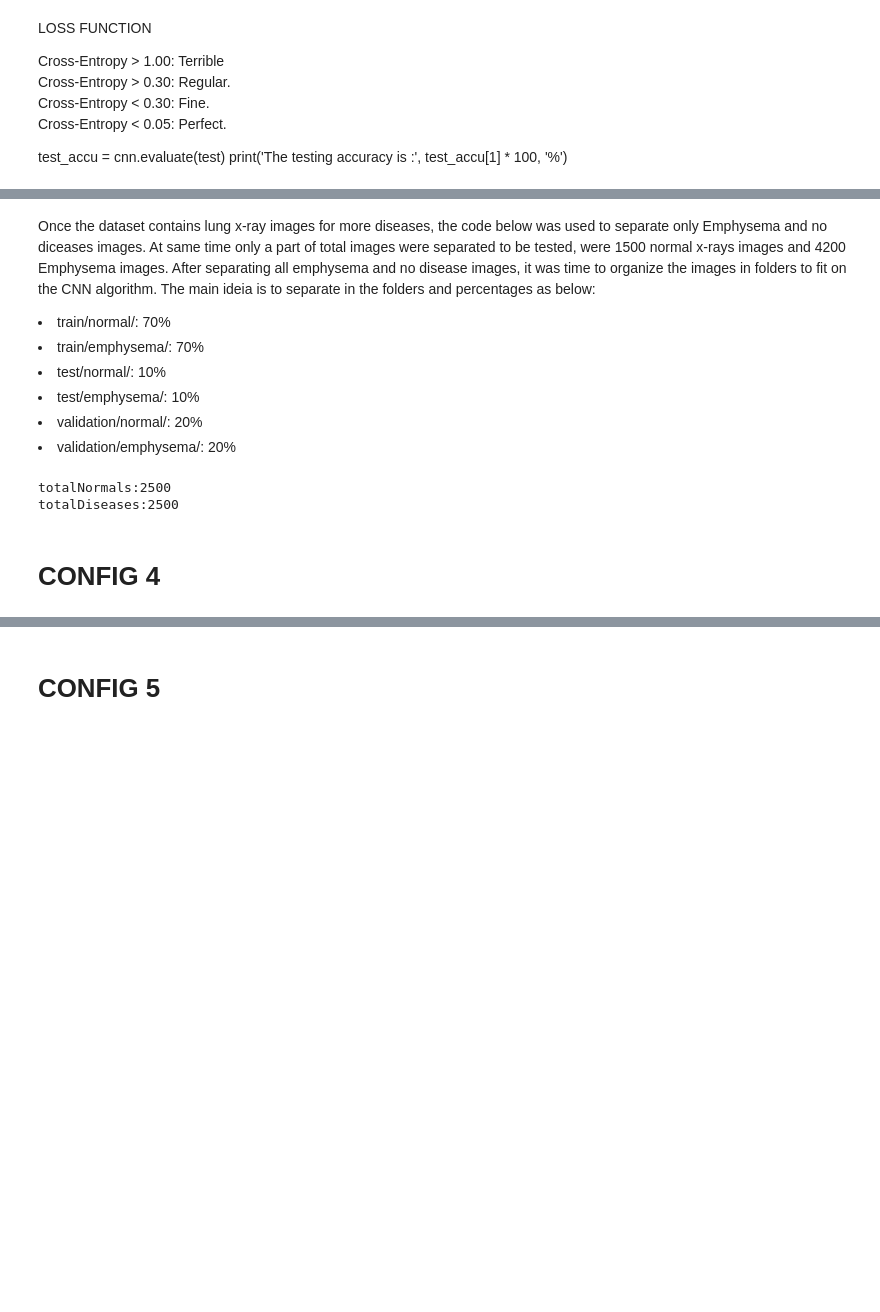
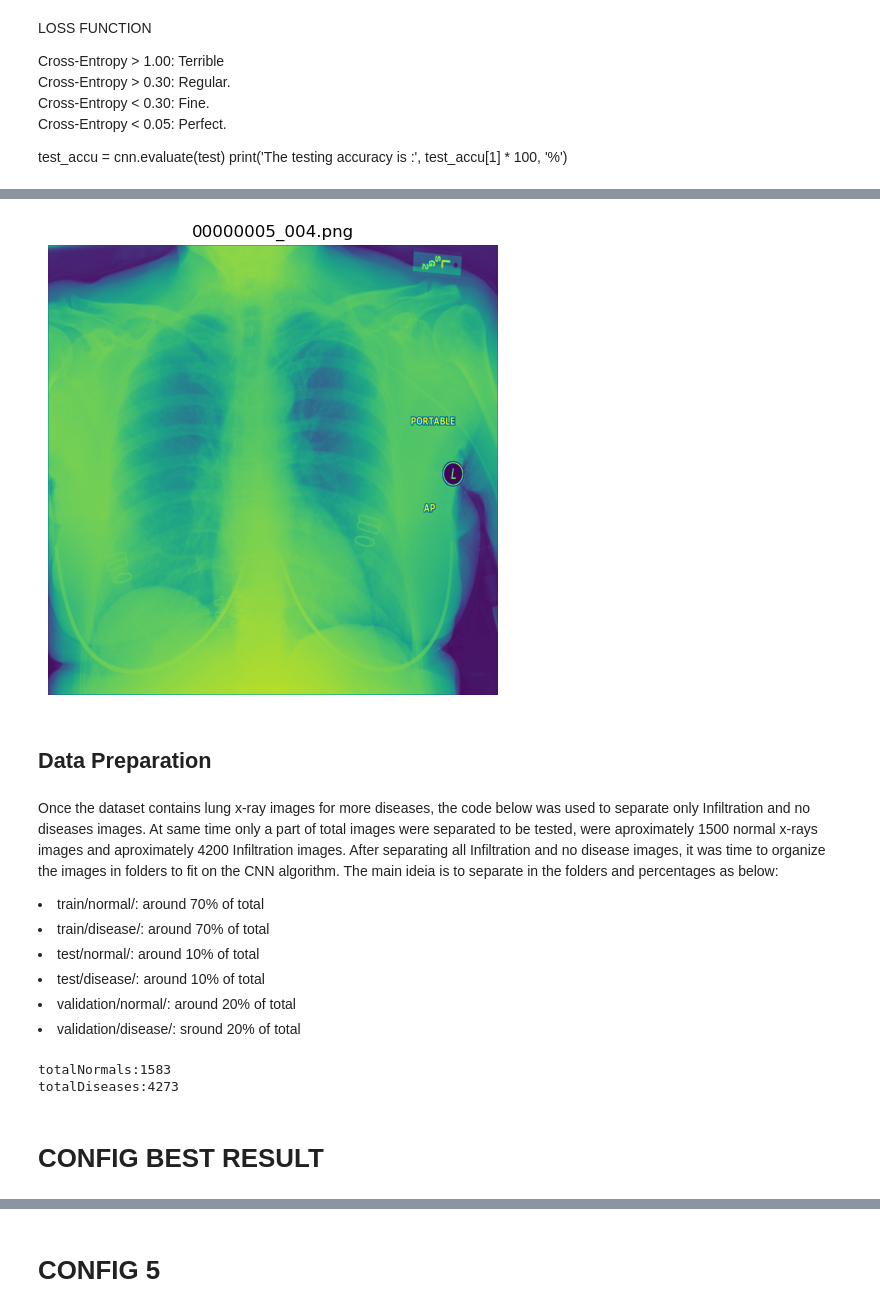
Before and after one commit to 2223066/CCT_Master_Data_Analytics_Sem2_CA1, a Jupyter notebook: MSC_DA_InterGr_CA1_A.ipynb, the cells around one changed output, grey strips where cells are left out. Cells and saved outputs as stored; diff of their text form; code cells hidden in the pictures; blank space fills up the shorter version.

```diff
--- a/MSC_DA_InterGr_CA1_A.ipynb
+++ b/MSC_DA_InterGr_CA1_A.ipynb
@@ -218 +302,17 @@ df.createOrReplaceTempView("tblDataEntry")
+# %%
+
+
+img = np.asarray(Image.open(original_source + '/00000005_001.png'))
+
+plt.figure(figsize=(5, 5))
+plt.title('00000005_004.png')
+plt.axis('off')
+plt.imshow(np.squeeze(img))
+
+plt.tight_layout()
+plt.show()
+# %% [output]
+[figure, added]
+# %% [markdown]
+## Data Preparation
 # %%
@@ -221,11 +321,11 @@ dfDataEntry = spark.sql("""SELECT Image_Index, Finding_Labels FROM tblDataEntry
 # %% [markdown]
-Once the dataset contains lung x-ray images for more diseases, the code below was used to separate only Emphysema and no diceases images.
-At same time only a part of total images were separated to be tested, were 1500 normal x-rays images and 4200 Emphysema images.
-After separating all emphysema and no disease images, it was time to organize the images in folders to fit on the CNN algorithm.
+Once the dataset contains lung x-ray images for more diseases, the code below was used to separate only Infiltration and no diseases images.
+At same time only a part of total images were separated to be tested, were aproximately 1500 normal x-rays images and aproximately 4200 Infiltration images.
+After separating all Infiltration and no disease images, it was time to organize the images in folders to fit on the CNN algorithm.
 The main ideia is to separate in the folders and percentages as below:
-<li>train/normal/: 70%</li>
-<li>train/emphysema/: 70%</li>
-<li>test/normal/: 10%</li>
-<li>test/emphysema/: 10%</li>
-<li>validation/normal/: 20% </li>
-<li>validation/emphysema/: 20%</li>
+<li>train/normal/: around 70% of total</li>
+<li>train/disease/: around 70% of total</li>
+<li>test/normal/: around 10% of total</li>
+<li>test/disease/: around 10% of total</li>
+<li>validation/normal/: around 20% of total</li>
+<li>validation/disease/: sround 20% of total</li>
@@ -248,45 +346,41 @@ if not(os.path.exists('Emphysema')):
 # %%
-# importing shutil module
-import shutil
 
-#variables to control the limit of images necessary.
-#After 1500 of each (Emphysema and no disease) the code will stop to copy files
+# Variables to control the limit of necessary images.
 totalNormals = 0
-totalDisiases = 0
+totalDiseases = 0
 
 # Iterate in the pyspark dataset rows
-# Each if statement will limit the number of images copied to destination
-# Test folder: 150 images (10% of total)
-# Validation Folder: 300 images (20% of total)
-# Train folder: 1050 images (70% of total)
+# Each if statement will limit the number of images copied to destination (to be used on CNN algorithm)
+# The number of samples is aleatory, only having more disease examples than no findings to get a better train
+
 for row in dfDataEntry.rdd.collect():
     if row['Finding_Labels'] == 'No Finding':
-        if totalNormals < 250:
+        if totalNormals < 234:
             shutil.copyfile(original_source + row['Image_Index'], destination + 'test/normal/' + row['Image_Index'])
             totalNormals = totalNormals + 1
-        elif totalNormals < 750:
+        elif totalNormals < 501:
             shutil.copyfile(original_source + row['Image_Index'], destination + 'validation/normal/' + row['Image_Index'])
             totalNormals = totalNormals + 1
-        elif totalNormals < 2500:
+        elif totalNormals < 1583:
             shutil.copyfile(original_source + row['Image_Index'], destination + 'train/normal/' + row['Image_Index'])
             totalNormals = totalNormals + 1
     else:
-        if totalDisiases < 250:
+        if totalDiseases < 390:
             shutil.copyfile(original_source + row['Image_Index'], destination + 'test/disease/' + row['Image_Index'])
-            totalDisiases = totalDisiases + 1
-        elif totalDisiases < 750:
+            totalDiseases = totalDiseases + 1
+        elif totalDiseases < 1163:
             shutil.copyfile(original_source + row['Image_Index'], destination + 'validation/disease/' + row['Image_Index'])
-            totalDisiases = totalDisiases + 1
-        elif totalDisiases < 2500:
+            totalDiseases = totalDiseases + 1
+        elif totalDiseases < 4273:
             shutil.copyfile(original_source + row['Image_Index'], destination + 'train/disease/' + row['Image_Index'])
-            totalDisiases = totalDisiases + 1
+            totalDiseases = totalDiseases + 1
 
 
 print('totalNormals:' + str(totalNormals))
-print('totalDiseases:' + str(totalDisiases))
+print('totalDiseases:' + str(totalDiseases))
 # %% [output]
-totalNormals:2500
-totalDiseases:2500
+totalNormals:1583
+totalDiseases:4273
 # %% [markdown]
-# CONFIG 4
+# CONFIG BEST RESULT
 # %% [markdown]
```
Also changed, not shown: parts of 18 cells of this notebook.
